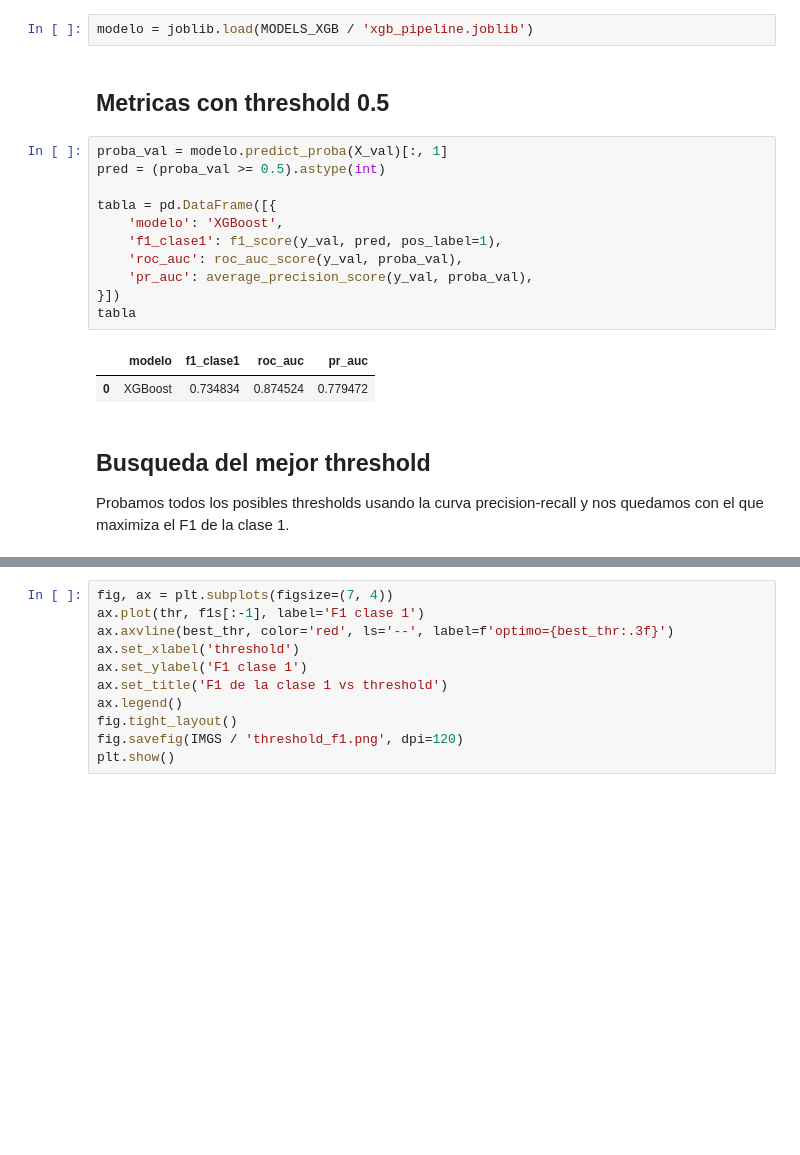
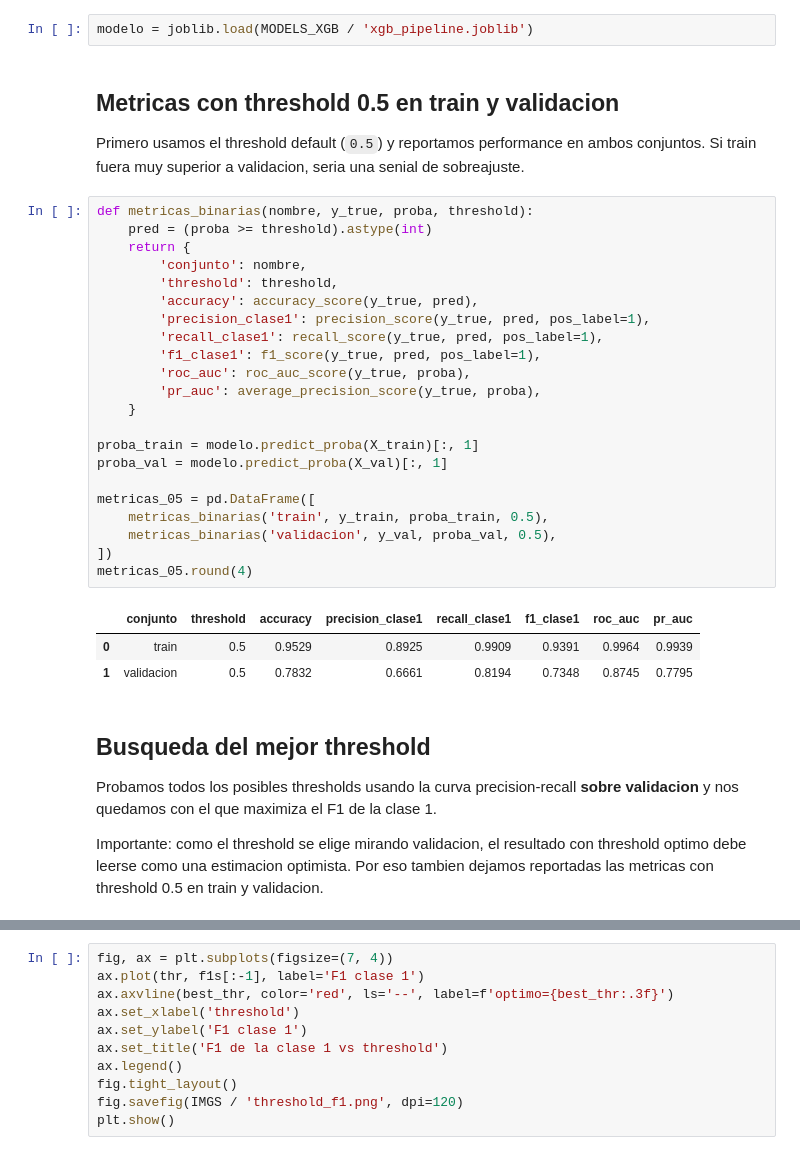
Before and after one commit to marcelocassiovieira/diplomatura-ia, a Jupyter notebook: tp2/notebooks/05_validacion.ipynb, the cells around one changed output, grey strips where cells are left out. Drawn from its saved outputs; the diff is of its cells as text; blank space fills up the shorter version.

```diff
--- a/tp2/notebooks/05_validacion.ipynb
+++ b/tp2/notebooks/05_validacion.ipynb
@@ -32,25 +60,41 @@ val: (10000, 32)
 # %%
 modelo = joblib.load(MODELS_XGB / 'xgb_pipeline.joblib')
 # %% [markdown]
-## Metricas con threshold 0.5
+## Metricas con threshold 0.5 en train y validacion
+
+Primero usamos el threshold default (`0.5`) y reportamos performance en ambos conjuntos. Si train fuera muy superior a validacion, seria una senial de sobreajuste.
 # %%
+def metricas_binarias(nombre, y_true, proba, threshold):
+    pred = (proba >= threshold).astype(int)
+    return {
+        'conjunto': nombre,
+        'threshold': threshold,
+        'accuracy': accuracy_score(y_true, pred),
+        'precision_clase1': precision_score(y_true, pred, pos_label=1),
+        'recall_clase1': recall_score(y_true, pred, pos_label=1),
+        'f1_clase1': f1_score(y_true, pred, pos_label=1),
+        'roc_auc': roc_auc_score(y_true, proba),
+        'pr_auc': average_precision_score(y_true, proba),
+    }
+
+proba_train = modelo.predict_proba(X_train)[:, 1]
 proba_val = modelo.predict_proba(X_val)[:, 1]
-pred = (proba_val >= 0.5).astype(int)
 
-tabla = pd.DataFrame([{
-    'modelo': 'XGBoost',
-    'f1_clase1': f1_score(y_val, pred, pos_label=1),
-    'roc_auc': roc_auc_score(y_val, proba_val),
-    'pr_auc': average_precision_score(y_val, proba_val),
-}])
-tabla
+metricas_05 = pd.DataFrame([
+    metricas_binarias('train', y_train, proba_train, 0.5),
+    metricas_binarias('validacion', y_val, proba_val, 0.5),
+])
+metricas_05.round(4)
 # %% [output]
-|  | modelo | f1_clase1 | roc_auc | pr_auc |
-| 0 | XGBoost | 0.734834 | 0.874524 | 0.779472 |
+|  | conjunto | threshold | accuracy | precision_clase1 | recall_clase1 | f1_clase1 | roc_auc | pr_auc |
+| 0 | train | 0.5 | 0.9529 | 0.8925 | 0.9909 | 0.9391 | 0.9964 | 0.9939 |
+| 1 | validacion | 0.5 | 0.7832 | 0.6661 | 0.8194 | 0.7348 | 0.8745 | 0.7795 |
 # %% [markdown]
 ## Busqueda del mejor threshold
 
-Probamos todos los posibles thresholds usando la curva precision-recall y nos quedamos con el que maximiza el F1 de la clase 1.
+Probamos todos los posibles thresholds usando la curva precision-recall **sobre validacion** y nos quedamos con el que maximiza el F1 de la clase 1.
+
+Importante: como el threshold se elige mirando validacion, el resultado con threshold optimo debe leerse como una estimacion optimista. Por eso tambien dejamos reportadas las metricas con threshold 0.5 en train y validacion.
 # %%
 prec, rec, thr = precision_recall_curve(y_val, proba_val)
 f1s = np.where((prec + rec) > 0, 2 * prec * rec / (prec + rec), 0.0)
```
Also changed, not shown: parts of 6 cells of this notebook, 7 other files.
